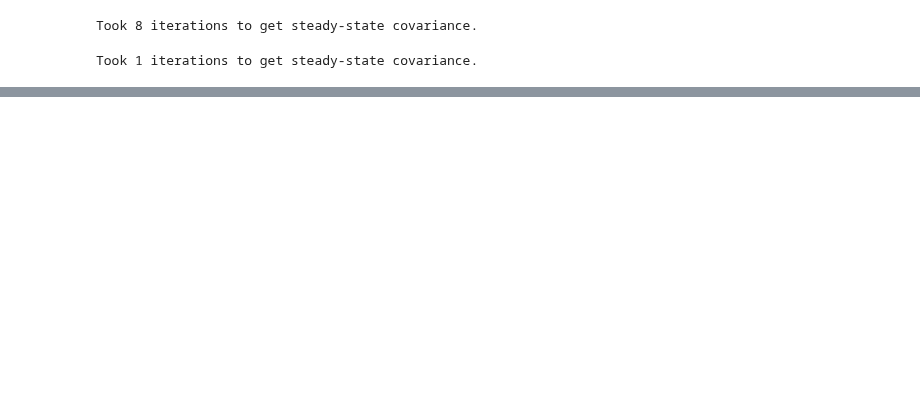
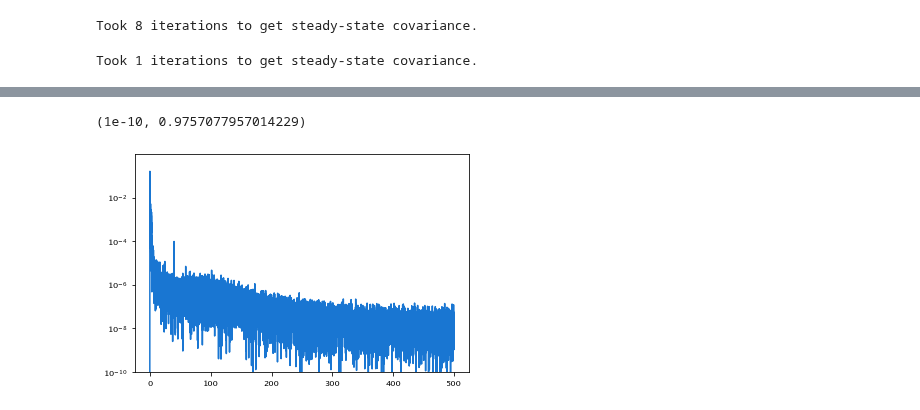
Before and after one commit to aditya-sengupta/tip-tilt-control, a Jupyter notebook: control/dev/mpc.ipynb, the cells around one changed output, grey strips where cells are left out. Drawn from its saved outputs; the diff is of its cells as text; code cells hidden in the pictures; blank space fills up the shorter version.

```diff
--- a/control/dev/mpc.ipynb
+++ b/control/dev/mpc.ipynb
@@ -214,0 +229,6 @@ max(actions)
+# %%
+plt.semilogy(*signal.periodogram(pol, fs=f_sampling))
+plt.ylim(1e-10)
+# %% [output]
+(1e-10, 0.9757077957014229)
+[figure, added]
```
Also changed, not shown: parts of 12 cells of this notebook.
